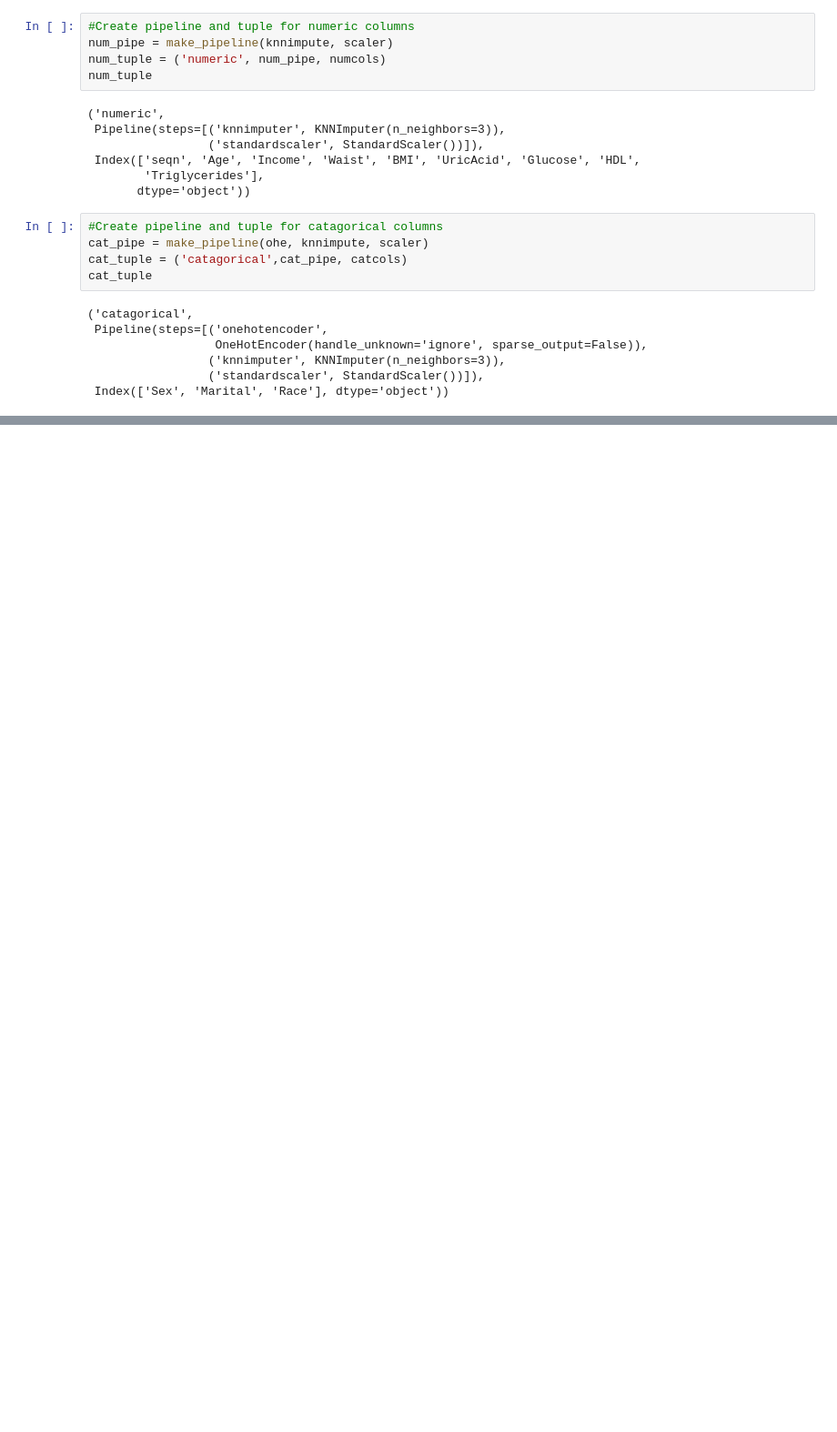
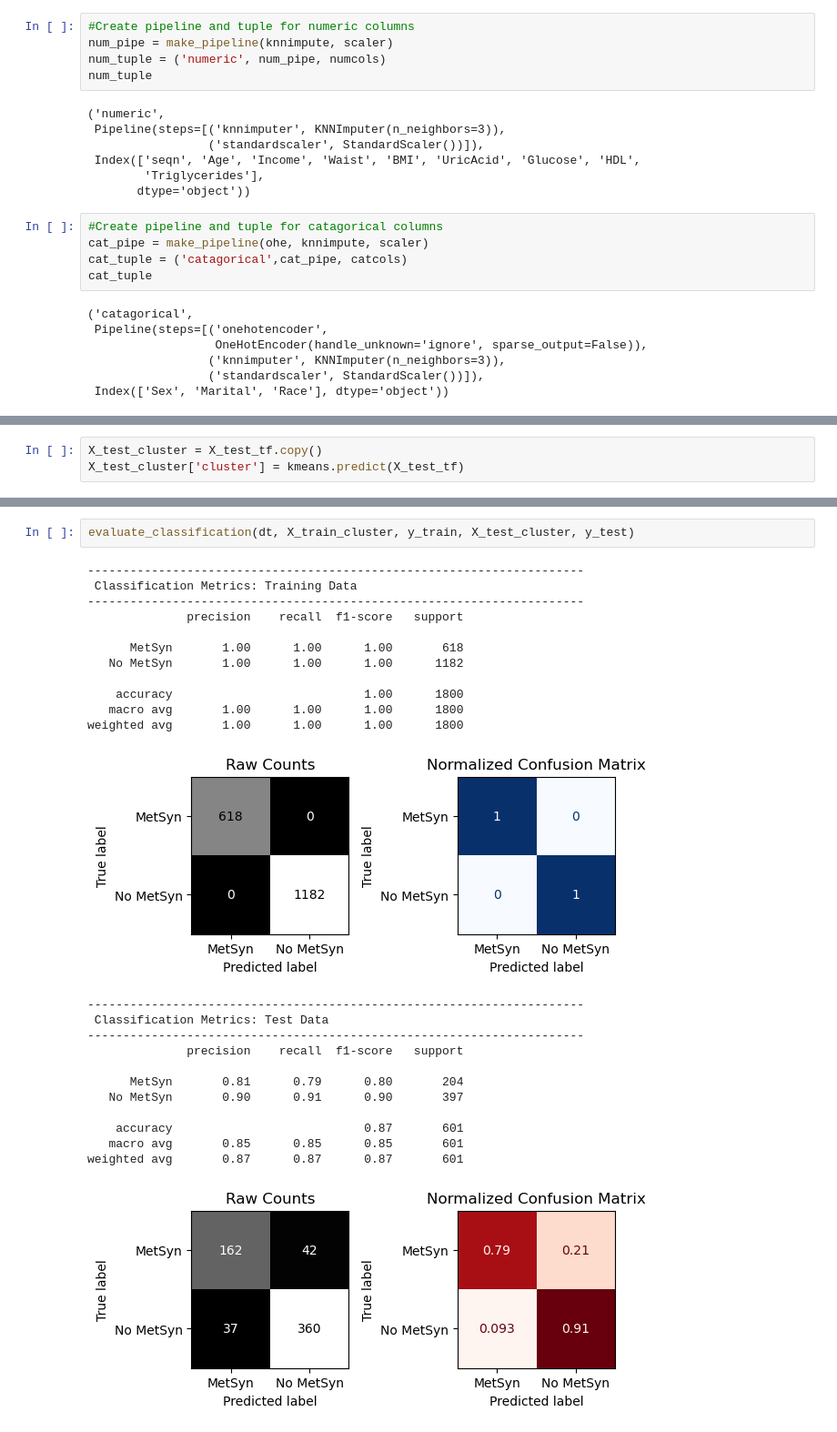
Before and after one commit to SeeBee8/Metabolic-Syndrome-Prediction, a Jupyter notebook: Part 2 MetS Analysis.ipynb, the cells around one changed output, grey strips where cells are left out. Shown: that part at 91% size. Drawn from its saved outputs; the diff is of its cells as text; blank space fills up the shorter version.

```diff
--- a/Part 2 MetS Analysis.ipynb
+++ b/Part 2 MetS Analysis.ipynb
@@ -361,0 +451,3 @@ IndexError: only integers, slices (`:`), ellipsis (`...`), numpy.newaxis (`None`
+# %%
+X_test_cluster = X_test_tf.copy()
+X_test_cluster['cluster'] = kmeans.predict(X_test_tf)
@@ -361,0 +459,27 @@ IndexError: only integers, slices (`:`), ellipsis (`...`), numpy.newaxis (`None`
+# %%
+evaluate_classification(dt, X_train_cluster, y_train, X_test_cluster, y_test)
+# %% [output]
+----------------------------------------------------------------------
+ Classification Metrics: Training Data
+----------------------------------------------------------------------
+              precision    recall  f1-score   support
+
+      MetSyn       1.00      1.00      1.00       618
+   No MetSyn       1.00      1.00      1.00      1182
+
+    accuracy                           1.00      1800
+   macro avg       1.00      1.00      1.00      1800
+weighted avg       1.00      1.00      1.00      1800
+[figure, added]
+----------------------------------------------------------------------
+ Classification Metrics: Test Data
+----------------------------------------------------------------------
+              precision    recall  f1-score   support
+
+      MetSyn       0.81      0.79      0.80       204
+   No MetSyn       0.90      0.91      0.90       397
+
+    accuracy                           0.87       601
+   macro avg       0.85      0.85      0.85       601
+weighted avg       0.87      0.87      0.87       601
+[figure, added]
```
Also changed, not shown: parts of 17 cells of this notebook, 1 other file.
